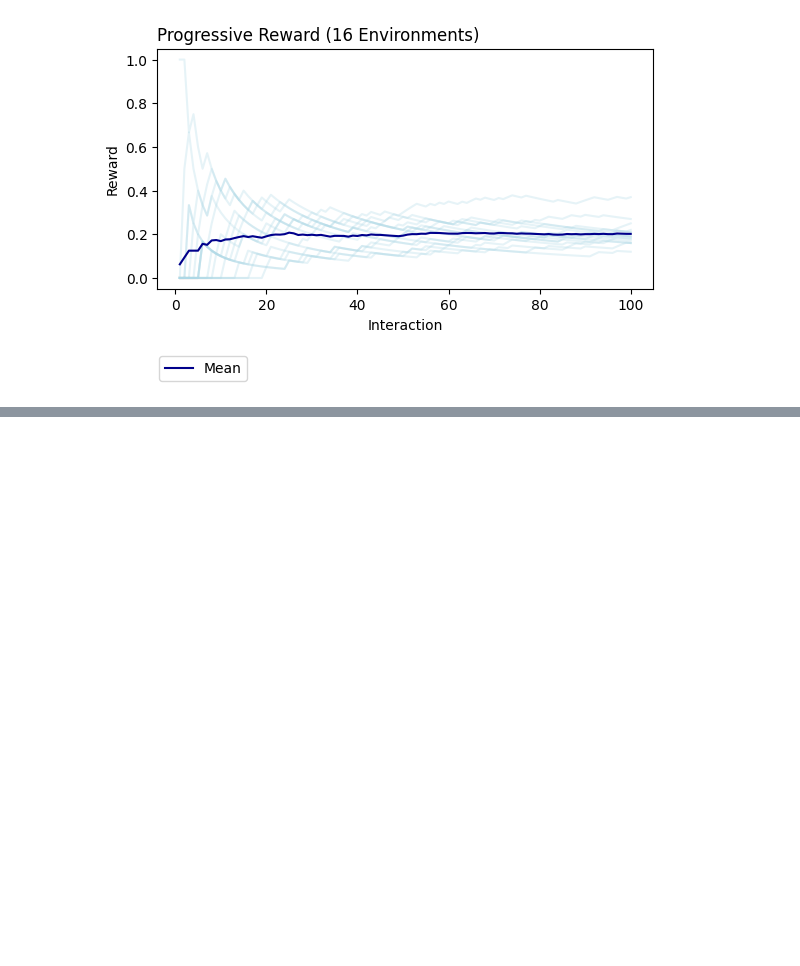
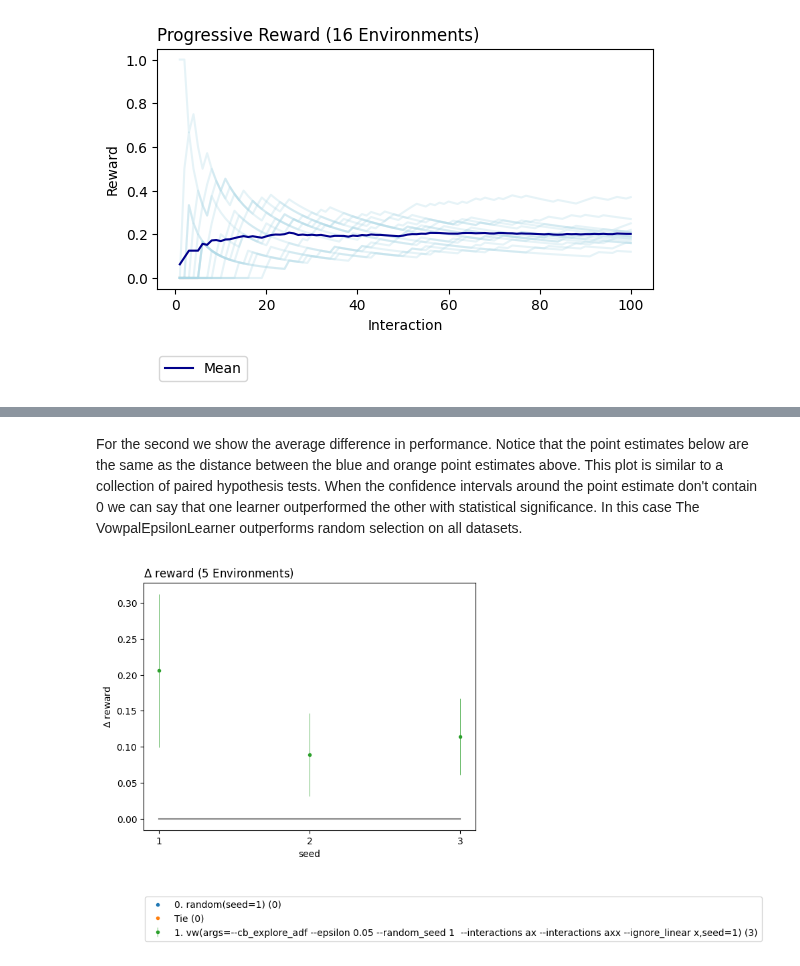
Before and after one commit to VowpalWabbit/coba, a Jupyter notebook: examples/notebooks/Results Advanced.ipynb, the cells around one changed output, grey strips where cells are left out. Saved outputs shown, nothing was run; the diff lists cells and outputs as text; code cells hidden in the pictures; blank space fills up the shorter version.

```diff
--- a/examples/notebooks/Results Advanced.ipynb
+++ b/examples/notebooks/Results Advanced.ipynb
@@ -188,0 +212,10 @@ result.plot_learners(l='learner_id',p= None, colors="#00008B", labels='Mean'
+# %% [markdown]
+For the second we show the average difference in performance. Notice that the point estimates below are the same as the distance between the blue and orange point estimates above. This plot is similar to a collection of paired hypothesis tests. When the confidence intervals around the point estimate don't contain 0 we can say that one learner outperformed the other with statistical significance. In this case The VowpalEpsilonLearner outperforms random selection on all datasets.
+# %%
+learner_id1 = 0
+learner_id2 = 1
+result.plot_contrast(learner_id1,learner_id2,l='learner_id',x='seed',xorder='+',err='se',out=None)
+plt.xticks([1,2,3],[1,2,3])
+plt.show()
+# %% [output]
+[figure, added]
```
Also changed, not shown: parts of 12 cells of this notebook, 8 other files.
